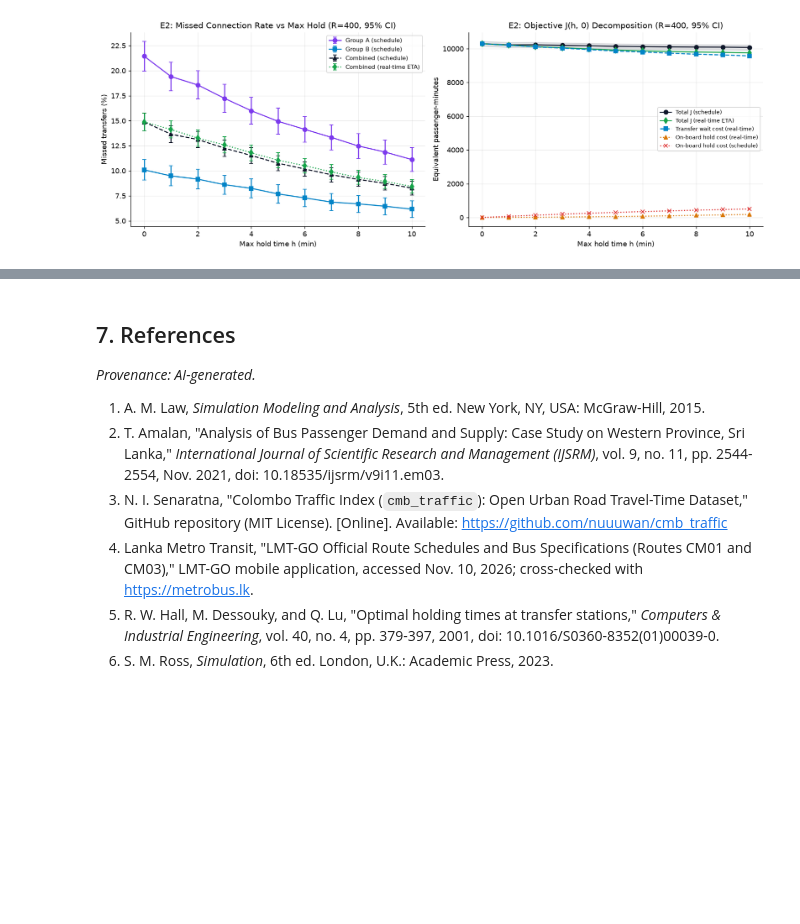
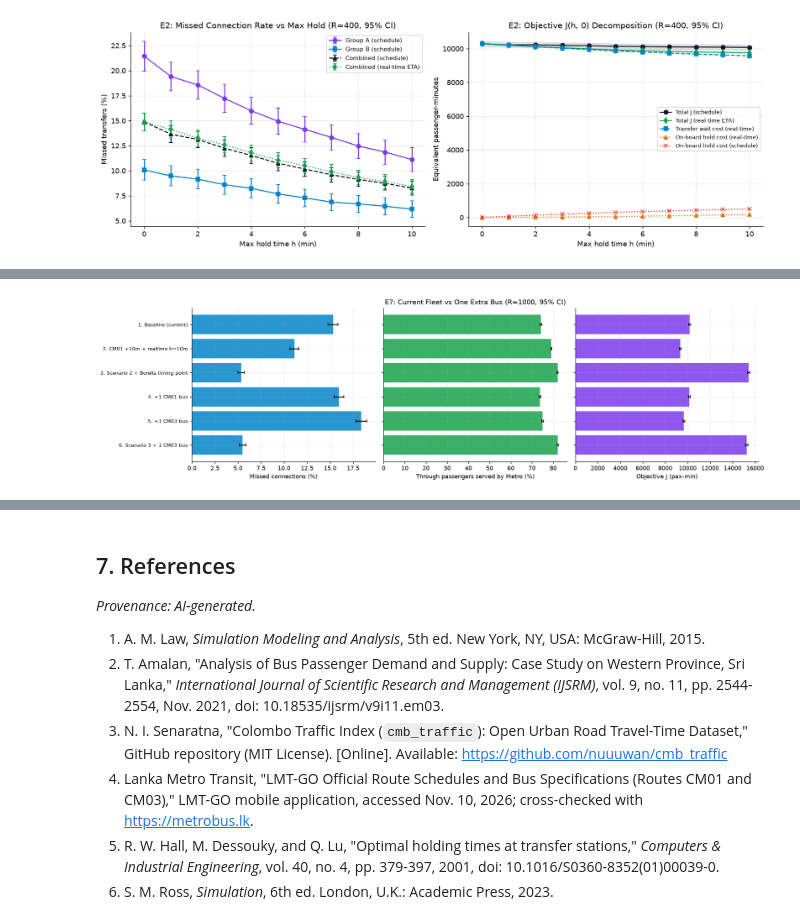
Before and after one commit to NayanthaNethsara/metro-transfer-simulator, a Jupyter notebook: notebook/metro-transfer-simulator.ipynb, the cells around one changed output, grey strips where cells are left out. Cells and saved outputs as stored; diff of their text form; code cells hidden in the pictures; blank space fills up the shorter version.

```diff
--- a/notebook/metro-transfer-simulator.ipynb
+++ b/notebook/metro-transfer-simulator.ipynb
@@ -2049,0 +2281,97 @@ Joint realtime (h=10m, -10m)                                 yes  6.44 +/- 0.77
+# %%
+R_FLEET = 1000  # days, shared by every scenario (CRN)
+fleet_seeds = experiment_seeds("e7_fleet", R_FLEET)
+opt_pol = "none" if OPT_H_MIN == 0 else "realtime"
+base_scheds = shifted_schedules()
+opt_scheds = shifted_schedules(**opt_shift_kw)
+timing_point_kw = {**opt_shift_kw, "connector_waits_for_schedule": True}
+
+
+def fleet_of(scheds, extra):
+    return {route: len(bus_blocks(route_trip_list(with_extra_trips(scheds, extra), route))) for route in ROUTES}
+
+
+extra_cm01 = best_extra_bus(base_scheds, "CM01")
+extra_cm03 = best_extra_bus(base_scheds, "CM03")
+
+# label, timetables (for the bus count), extra trips, day options, policy, max hold (min)
+fleet_specs = [
+    ("1. Baseline (current)", base_scheds, {}, {}, "none", 0.0),
+    (f"2. {shift_target_route} {OPT_DELTA_MIN:+.0f}m + realtime h={OPT_H_MIN:.0f}m", opt_scheds, {}, opt_shift_kw, opt_pol, OPT_H_MIN),
+    ("3. Scenario 2 + Borella timing point", opt_scheds, {}, timing_point_kw, opt_pol, OPT_H_MIN),
+    ("4. +1 CM01 bus", base_scheds, extra_cm01, {}, "none", 0.0),
+    ("5. +1 CM03 bus", base_scheds, extra_cm03, {}, "none", 0.0),
+]
+
+fleet_rows = []
+fleet_results = {}
+for label, scheds, extra, day_kw, pol, h_v in fleet_specs:
+    blocks_by_route = {route: bus_blocks(route_trip_list(with_extra_trips(scheds, extra), route)) for route in ROUTES}
+    days = [precompute_day_inputs(s, **day_kw, extra_trips=extra) for s in fleet_seeds]
+    res = evaluate_policy_over_days(days, pol, h_v)
+    late_pct = float(np.mean([late_turnaround_pct(d, blocks_by_route) for d in days]))
+    fleet_results[label] = res
+    fleet_rows.append({"label": label, "buses": fleet_of(scheds, extra), "res": res, "late_pct": late_pct})
+
+# Scenario 6: the better extra bus (by J) on top of scenario 3; its trips are placed on the shifted timetable.
+best_extra_route = "CM01" if fleet_results["4. +1 CM01 bus"]["J_mean"] <= fleet_results["5. +1 CM03 bus"]["J_mean"] else "CM03"
+extra_best_opt = best_extra_bus(opt_scheds, best_extra_route)
+label6 = f"6. Scenario 3 + 1 {best_extra_route} bus"
+blocks6 = {route: bus_blocks(route_trip_list(with_extra_trips(opt_scheds, extra_best_opt), route)) for route in ROUTES}
+days6 = [precompute_day_inputs(s, **timing_point_kw, extra_trips=extra_best_opt) for s in fleet_seeds]
+res6 = evaluate_policy_over_days(days6, opt_pol, OPT_H_MIN)
+fleet_results[label6] = res6
+fleet_rows.append({"label": label6, "buses": fleet_of(opt_scheds, extra_best_opt), "res": res6,
+                   "late_pct": float(np.mean([late_turnaround_pct(d, blocks6) for d in days6]))})
+
+e7_df = pd.DataFrame([{
+    "Scenario": r["label"],
+    "Buses (CM01+CM03)": f"{r['buses']['CM01']}+{r['buses']['CM03']}",
+    "Miss All (%)": f"{r['res']['miss_all_pct']:.2f} +/- {r['res']['miss_all_ci']:.2f}",
+    "Served by Metro (%)": f"{r['res']['served_pct']:.2f} +/- {r['res']['served_ci']:.2f}",
+    "Mean Wait (min)": f"{r['res']['mean_wait_min']:.2f} +/- {r['res']['mean_wait_ci']:.2f}",
+    "Hold Cost": round(r["res"]["hold_cost"], 1),
+    "J (pax-min)": f"{r['res']['J_mean']:.1f} +/- {r['res']['J_ci']:.1f}",
+    "Late turnarounds (%)": round(r["late_pct"], 1),
+} for r in fleet_rows])
+print(f"=== E7: Current fleet vs one extra bus (R = {R_FLEET} CRN days, 95% CI) ===")
+print(e7_df.to_string(index=False))
+
+fig, axes = plt.subplots(1, 3, figsize=(16.0, 4.6))
+y_pos = np.arange(len(fleet_rows))
+labels = [r["label"] for r in fleet_rows]
+for ax, key, ci_key, color, xlabel in (
+    (axes[0], "miss_all_pct", "miss_all_ci", "#0284c7", "Missed connections (%)"),
+    (axes[1], "served_pct", "served_ci", "#16a34a", "Through passengers served by Metro (%)"),
+    (axes[2], "J_mean", "J_ci", "#7c3aed", "Objective J (pax-min)"),
+):
+    ax.barh(y_pos, [r["res"][key] for r in fleet_rows], xerr=[r["res"][ci_key] for r in fleet_rows], color=color, alpha=0.85, capsize=3)
+    ax.set_yticks(y_pos)
+    ax.set_yticklabels(labels if ax is axes[0] else [], fontsize=8.5)
+    ax.invert_yaxis()
+    ax.set_xlabel(xlabel)
+axes[1].set_title(f"E7: Current Fleet vs One Extra Bus (R={R_FLEET}, 95% CI)")
+plt.tight_layout()
+fig.savefig(FIGURES_DIR / "fleet_comparison.png", bbox_inches="tight")
+plt.show()
+
+# Recommended fixed timetable: the lowest-J scenario that runs on the current fleet.
+current_fleet_rows = [r for r in fleet_rows if r["buses"] == BASE_FLEET]
+recommended = min(current_fleet_rows, key=lambda r: r["res"]["J_mean"])
+rec_scheds = opt_scheds if recommended["label"] != fleet_rows[0]["label"] else base_scheds
+rec_table = pd.concat([
+    df.assign(
+        origin_dep=df["origin_sched_min"].map(format_minutes_to_hhmm),
+        borella=df["borella_sched_min"].map(format_minutes_to_hhmm),
+        terminal_arr=df["dest_sched_min"].map(format_minutes_to_hhmm),
+    )[["leg", "trip_id", "origin_dep", "borella", "terminal_arr"]]
+    for df in rec_scheds.values()
+], ignore_index=True)
+DATA_OUT_DIR = FIGURES_DIR.parent / "data"
+DATA_OUT_DIR.mkdir(parents=True, exist_ok=True)
+rec_table.to_csv(DATA_OUT_DIR / "recommended_timetable.csv", index=False)
+print(f"\nRecommended fixed timetable ({recommended['label']}, buses {recommended['buses']}):")
+print(f"Every trip leaves its terminal at the published time. Connecting buses at Borella wait up to {OPT_H_MIN:.0f} min "
+      f"for a late feeder (real-time ETA)" + (" and never leave Borella before their published time." if "timing point" in recommended["label"] else "."))
+print(rec_table.to_string(index=False))
+# %% [output]
@@ -2049,0 +2386 @@ Joint realtime (h=10m, -10m)                                 yes  6.44 +/- 0.77
+[figure, added]
```
Also changed, not shown: parts of 14 cells of this notebook, 12 other files.
